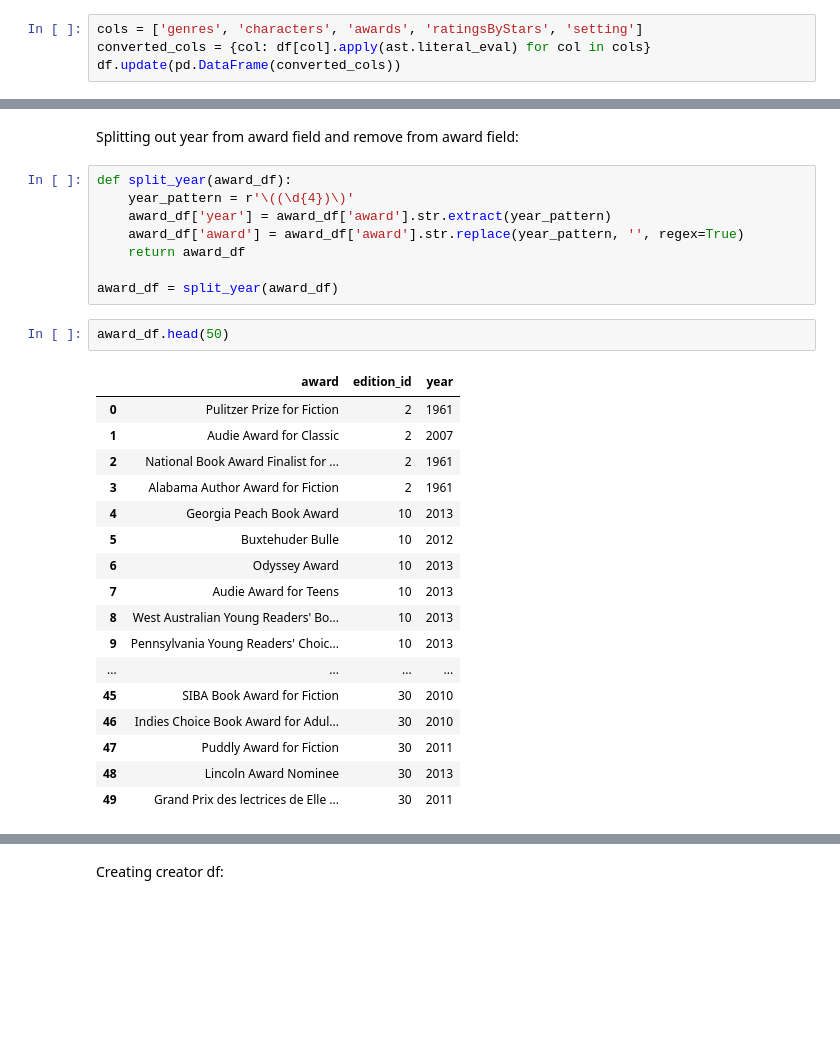
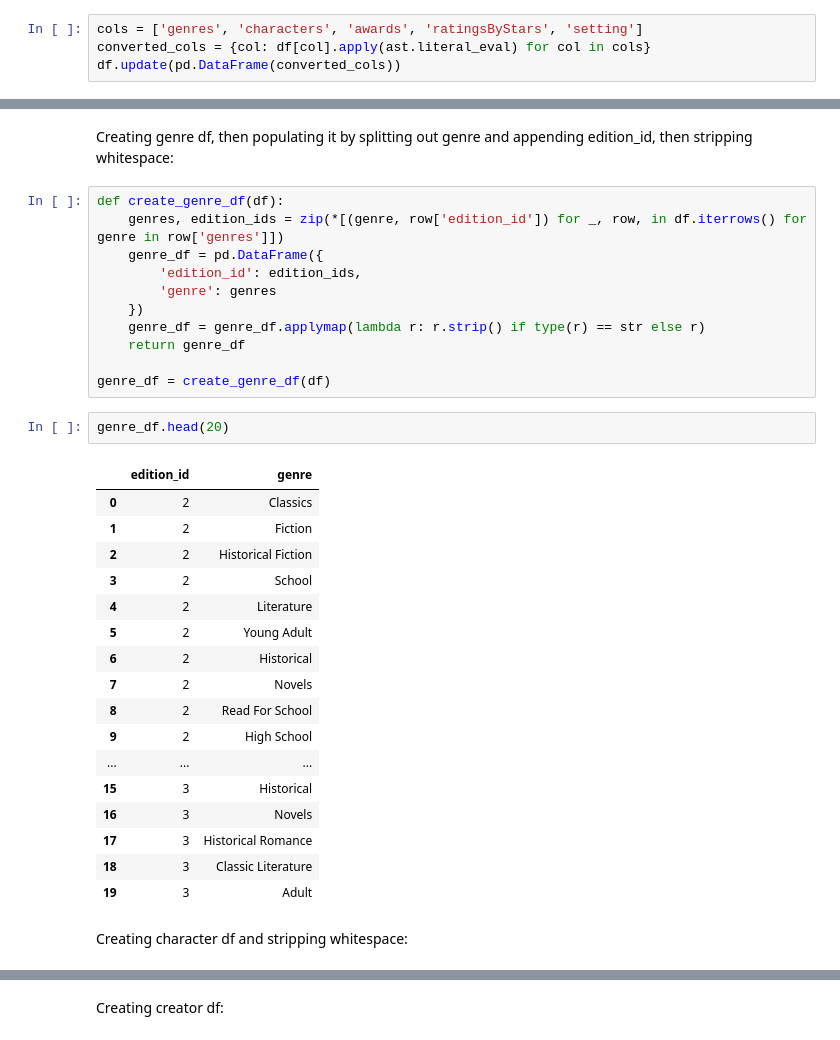
Before and after one commit to codeslp/books_db, a Jupyter notebook: src/books_db.ipynb, the cells around one changed output, grey strips where cells are left out. Drawn from its saved outputs; the diff is of its cells as text; blank space fills up the shorter version.

```diff
--- a/src/books_db.ipynb
+++ b/src/books_db.ipynb
@@ -354,30 +258,35 @@ award_df = create_award_df()
-# %% [markdown]
-Splitting out year from award field and remove from award field:
-# %%
-def split_year(award_df):
-    year_pattern = r'\((\d{4})\)'
-    award_df['year'] = award_df['award'].str.extract(year_pattern)
-    award_df['award'] = award_df['award'].str.replace(year_pattern, '', regex=True)
-    return award_df
-
-award_df = split_year(award_df)
-# %%
-award_df.head(50)
-# %% [output]
-|  | award | edition_id | year |
-| 0 | Pulitzer Prize for Fiction | 2 | 1961 |
-| 1 | Audie Award for Classic | 2 | 2007 |
-| 2 | National Book Award Finalist for ... | 2 | 1961 |
-| 3 | Alabama Author Award for Fiction | 2 | 1961 |
-| 4 | Georgia Peach Book Award | 10 | 2013 |
-| 5 | Buxtehuder Bulle | 10 | 2012 |
-| 6 | Odyssey Award | 10 | 2013 |
-| 7 | Audie Award for Teens | 10 | 2013 |
-| 8 | West Australian Young Readers' Bo... | 10 | 2013 |
-| 9 | Pennsylvania Young Readers' Choic... | 10 | 2013 |
-| ... | ... | ... | ... |
-| 45 | SIBA Book Award for Fiction | 30 | 2010 |
-| 46 | Indies Choice Book Award for Adul... | 30 | 2010 |
-| 47 | Puddly Award for Fiction | 30 | 2011 |
-| 48 | Lincoln Award Nominee | 30 | 2013 |
-| 49 | Grand Prix des lectrices de Elle ... | 30 | 2011 |
+# %% [markdown]
+Creating genre df, then populating it by splitting out genre and appending edition_id, then stripping whitespace:
+# %%
+def create_genre_df(df):
+    genres, edition_ids = zip(*[(genre, row['edition_id']) for _, row, in df.iterrows() for genre in row['genres']])
+    genre_df = pd.DataFrame({
+        'edition_id': edition_ids,
+        'genre': genres
+    })
+    genre_df = genre_df.applymap(lambda r: r.strip() if type(r) == str else r)
+    return genre_df
+
+genre_df = create_genre_df(df)
+# %%
+genre_df.head(20)
+# %% [output]
+|  | edition_id | genre |
+| 0 | 2 | Classics |
+| 1 | 2 | Fiction |
+| 2 | 2 | Historical Fiction |
+| 3 | 2 | School |
+| 4 | 2 | Literature |
+| 5 | 2 | Young Adult |
+| 6 | 2 | Historical |
+| 7 | 2 | Novels |
+| 8 | 2 | Read For School |
+| 9 | 2 | High School |
+| ... | ... | ... |
+| 15 | 3 | Historical |
+| 16 | 3 | Novels |
+| 17 | 3 | Historical Romance |
+| 18 | 3 | Classic Literature |
+| 19 | 3 | Adult |
+# %% [markdown]
+Creating character df and stripping whitespace:
```
Also changed, not shown: parts of 53 cells of this notebook, 1 other file.
